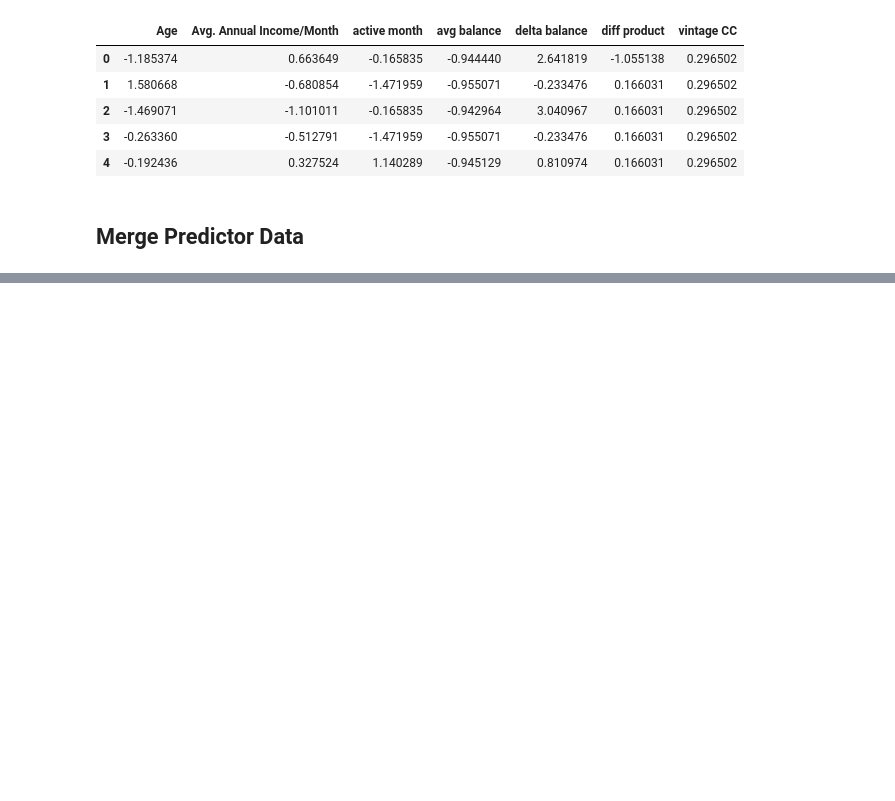
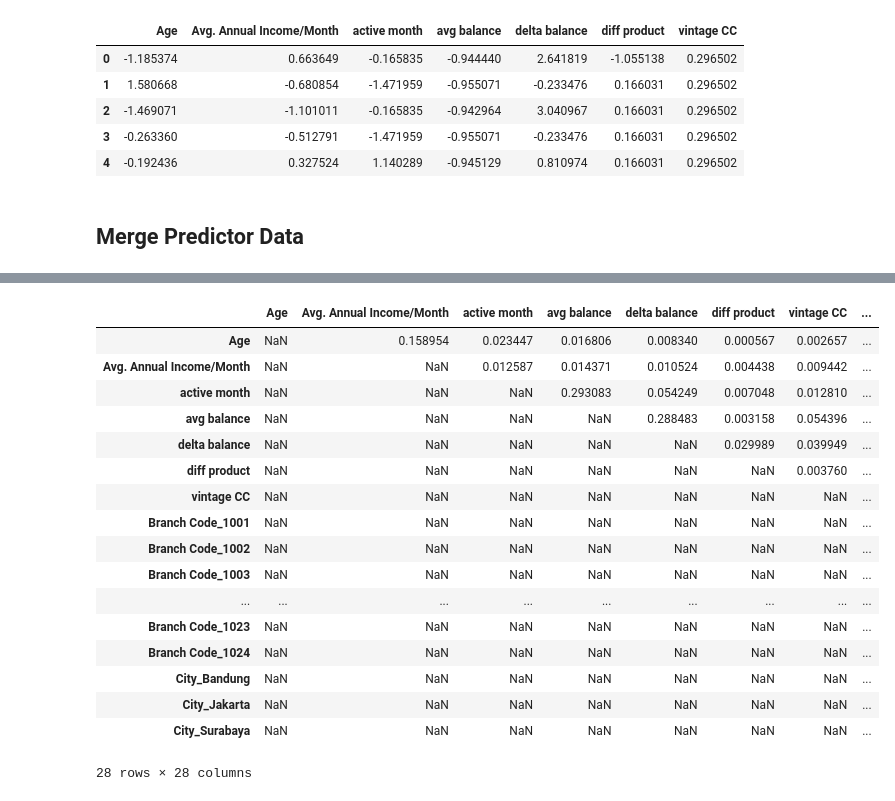
Before and after one commit to enthokz/Prediction-Model-Exercise, a Jupyter notebook: Prediction_Model_Exercise.ipynb, the cells around one changed output, grey strips where cells are left out. Cells and saved outputs as stored; diff of their text form; code cells hidden in the pictures; blank space fills up the shorter version.

```diff
--- a/Prediction_Model_Exercise.ipynb
+++ b/Prediction_Model_Exercise.ipynb
@@ -851,0 +884,25 @@ y2_val= data_val['Unpaid Tagging']
+# %%
+# Remove Redundant Value From Matrix (Keep one of site of matrix to avoid cheking both sides because corr makes symetric matrix)
+
+# Experiment 1
+upper= corcek1.where(np.triu(np.ones(corcek1.shape), k=1).astype(np.bool))
+upper
+# %% [output]
+|  | Age | Avg. Annual Income/Month | active month | avg balance | delta balance | diff product | vintage CC | ... |
+| Age | NaN | 0.158954 | 0.023447 | 0.016806 | 0.008340 | 0.000567 | 0.002657 | ... |
+| Avg. Annual Income/Month | NaN | NaN | 0.012587 | 0.014371 | 0.010524 | 0.004438 | 0.009442 | ... |
+| active month | NaN | NaN | NaN | 0.293083 | 0.054249 | 0.007048 | 0.012810 | ... |
+| avg balance | NaN | NaN | NaN | NaN | 0.288483 | 0.003158 | 0.054396 | ... |
+| delta balance | NaN | NaN | NaN | NaN | NaN | 0.029989 | 0.039949 | ... |
+| diff product | NaN | NaN | NaN | NaN | NaN | NaN | 0.003760 | ... |
+| vintage CC | NaN | NaN | NaN | NaN | NaN | NaN | NaN | ... |
+| Branch Code_1001 | NaN | NaN | NaN | NaN | NaN | NaN | NaN | ... |
+| Branch Code_1002 | NaN | NaN | NaN | NaN | NaN | NaN | NaN | ... |
+| Branch Code_1003 | NaN | NaN | NaN | NaN | NaN | NaN | NaN | ... |
+| ... | ... | ... | ... | ... | ... | ... | ... | ... |
+| Branch Code_1023 | NaN | NaN | NaN | NaN | NaN | NaN | NaN | ... |
+| Branch Code_1024 | NaN | NaN | NaN | NaN | NaN | NaN | NaN | ... |
+| City_Bandung | NaN | NaN | NaN | NaN | NaN | NaN | NaN | ... |
+| City_Jakarta | NaN | NaN | NaN | NaN | NaN | NaN | NaN | ... |
+| City_Surabaya | NaN | NaN | NaN | NaN | NaN | NaN | NaN | ... |
+28 rows × 28 columns
```
Also changed, not shown: parts of 29 cells of this notebook.
